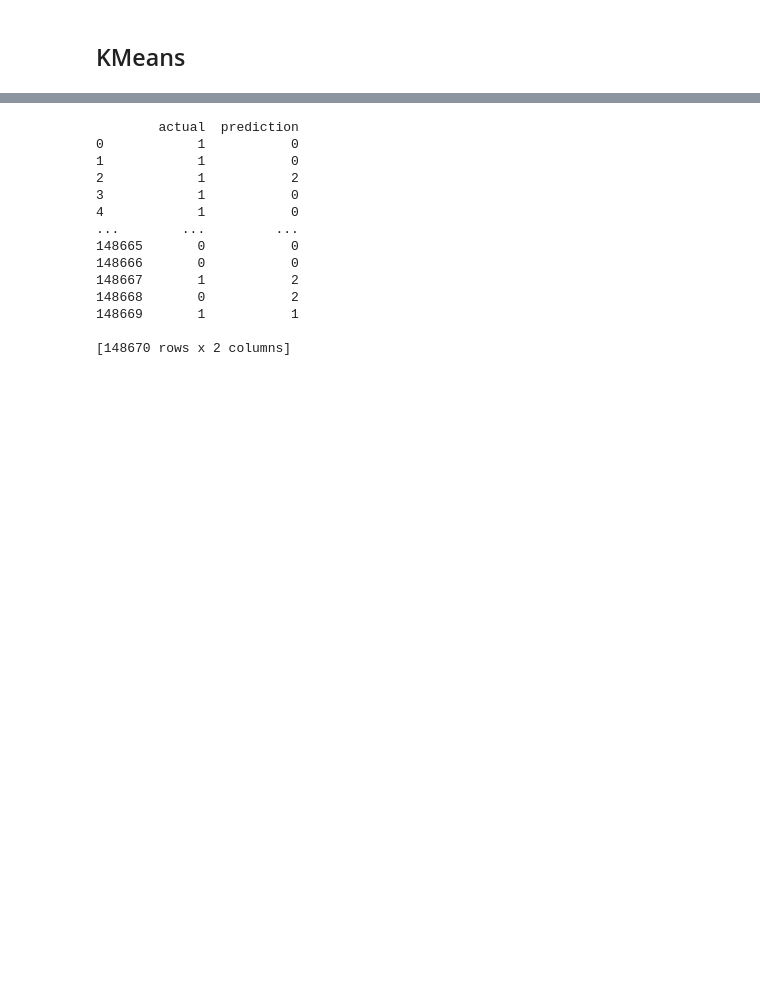
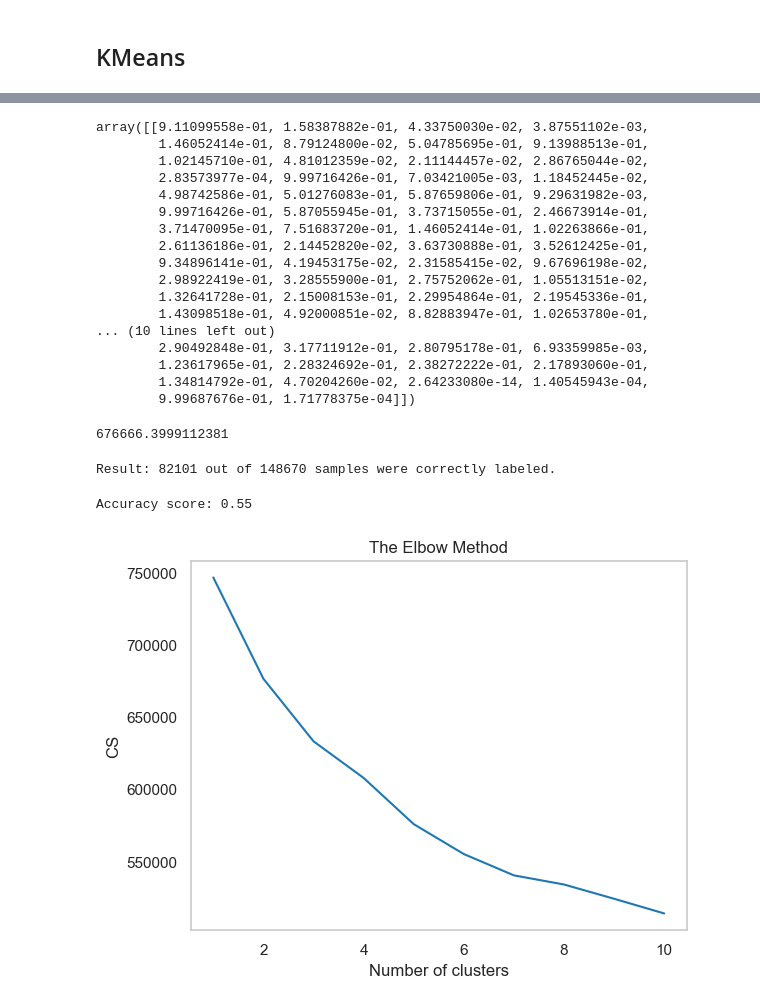
Before and after one commit to MBA-IA-GROUP-A/Plataformas-cognitivas, a Jupyter notebook: explore_data/explore_fabi.ipynb, the cells around one changed output, grey strips where cells are left out. Cells and saved outputs as stored; diff of their text form; code cells hidden in the pictures; blank space fills up the shorter version.

Commit message:
Optimizing clusters for Kmeans

```diff
--- a/explore_data/explore_fabi.ipynb
+++ b/explore_data/explore_fabi.ipynb
@@ -43,0 +171,11 @@ data_normalized.head()
+# %%
+X = data_normalized
+cols = X.columns
+# %%
+from sklearn.preprocessing import MinMaxScaler
+X = data_normalized
+ms = MinMaxScaler()
+
+X = ms.fit_transform(X)
+# %%
+X = pd.DataFrame(X, columns=[cols])
@@ -50,5 +197,6 @@ X = data_normalized
 Y = target
 # %%
-kmeans = KMeans(n_clusters=3, max_iter=2000, algorithm='auto', random_state=42)
+kmeans = KMeans(n_clusters=2, random_state=0)
+
 kmeans.fit(X)
 # %% [output]
@@ -56,19 +204,51 @@ KMeans(algorithm='auto', max_iter=2000, n_clusters=3, random_state=42)
 # %%
-prediction = kmeans.predict(X)
-pred_df = pd.DataFrame({'actual': Y, 'prediction': prediction})
-print(pred_df)
+kmeans.cluster_centers_
 # %% [output]
-        actual  prediction
-0            1           0
-1            1           0
-2            1           2
-3            1           0
-4            1           0
-...        ...         ...
-148665       0           0
-148666       0           0
-148667       1           2
-148668       0           2
-148669       1           1
-
-[148670 rows x 2 columns]
+array([[9.11099558e-01, 1.58387882e-01, 4.33750030e-02, 3.87551102e-03,
+        1.46052414e-01, 8.79124800e-02, 5.04785695e-01, 9.13988513e-01,
+        1.02145710e-01, 4.81012359e-02, 2.11144457e-02, 2.86765044e-02,
+        2.83573977e-04, 9.99716426e-01, 7.03421005e-03, 1.18452445e-02,
+        4.98742586e-01, 5.01276083e-01, 5.87659806e-01, 9.29631982e-03,
+        9.99716426e-01, 5.87055945e-01, 3.73715055e-01, 2.46673914e-01,
+        3.71470095e-01, 7.51683720e-01, 1.46052414e-01, 1.02263866e-01,
+        2.61136186e-01, 2.14452820e-02, 3.63730888e-01, 3.52612425e-01,
+        9.34896141e-01, 4.19453175e-02, 2.31585415e-02, 9.67696198e-02,
+        2.98922419e-01, 3.28555900e-01, 2.75752062e-01, 1.05513151e-02,
+        1.32641728e-01, 2.15008153e-01, 2.29954864e-01, 2.19545336e-01,
+        1.43098518e-01, 4.92000851e-02, 8.82883947e-01, 1.02653780e-01,
+... (10 lines left out)
+        2.90492848e-01, 3.17711912e-01, 2.80795178e-01, 6.93359985e-03,
+        1.23617965e-01, 2.28324692e-01, 2.38272222e-01, 2.17893060e-01,
+        1.34814792e-01, 4.70204260e-02, 2.64233080e-14, 1.40545943e-04,
+        9.99687676e-01, 1.71778375e-04]])
+# %%
+kmeans.inertia_
+# %% [output]
+676666.3999112381
+# %%
+labels = kmeans.labels_
+
+# check how many of the samples were correctly labeled
+correct_labels = sum(Y == labels)
+
+print("Result: %d out of %d samples were correctly labeled." % (correct_labels, Y.size))
+# %% [output]
+Result: 82101 out of 148670 samples were correctly labeled.
+# %%
+print('Accuracy score: {0:0.2f}'. format(correct_labels/float(Y.size)))
+# %% [output]
+Accuracy score: 0.55
+# %%
+from sklearn.cluster import KMeans
+cs = []
+for i in range(1, 11):
+    kmeans = KMeans(n_clusters = i, init = 'k-means++', max_iter = 300, n_init = 10, random_state = 0)
+    kmeans.fit(X)
+    cs.append(kmeans.inertia_)
+plt.plot(range(1, 11), cs)
+plt.title('The Elbow Method')
+plt.xlabel('Number of clusters')
+plt.ylabel('CS')
+plt.show()
+# %% [output]
+[figure, added]
```
Also changed, not shown: parts of 41 cells of this notebook.
